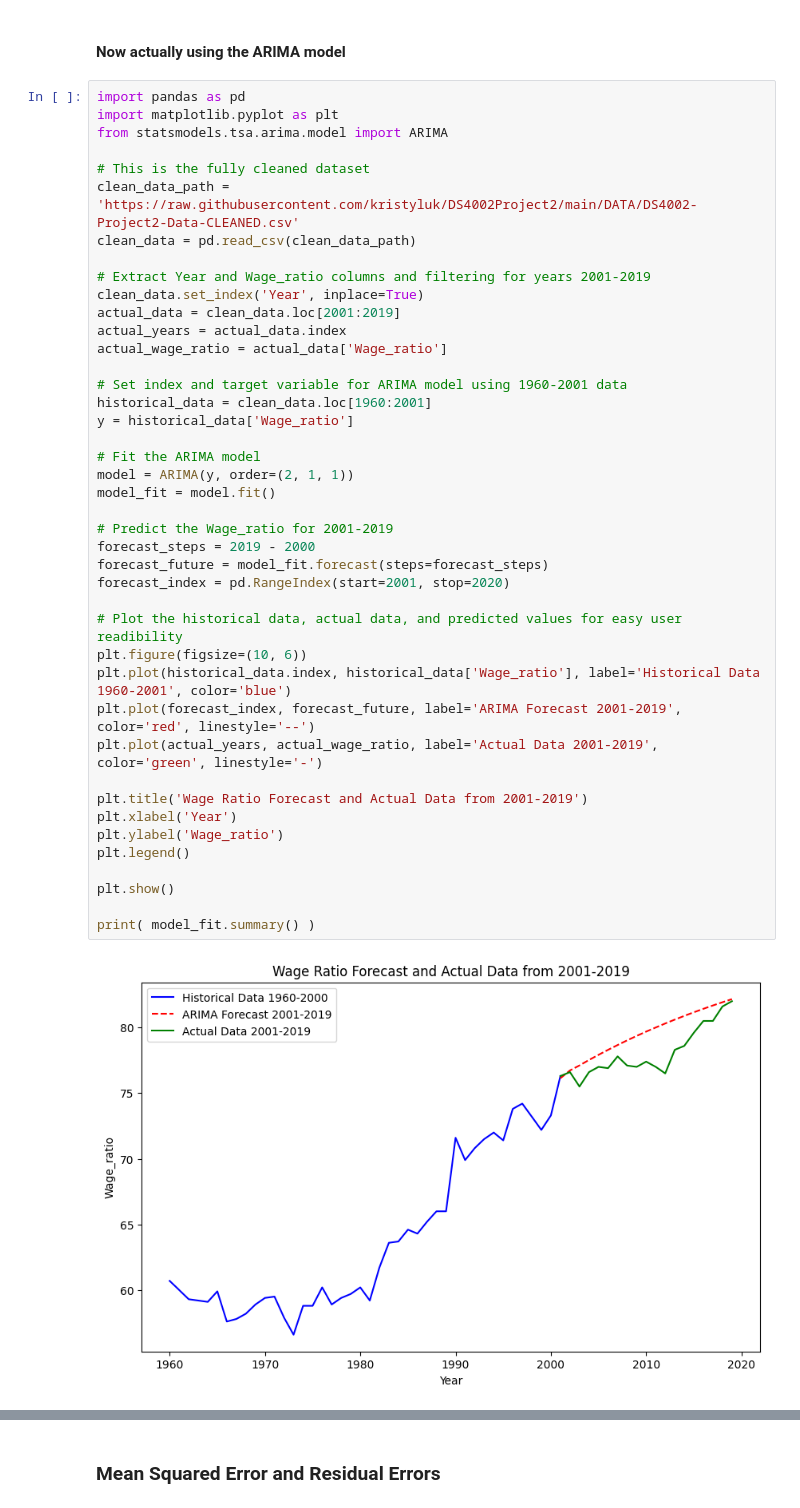
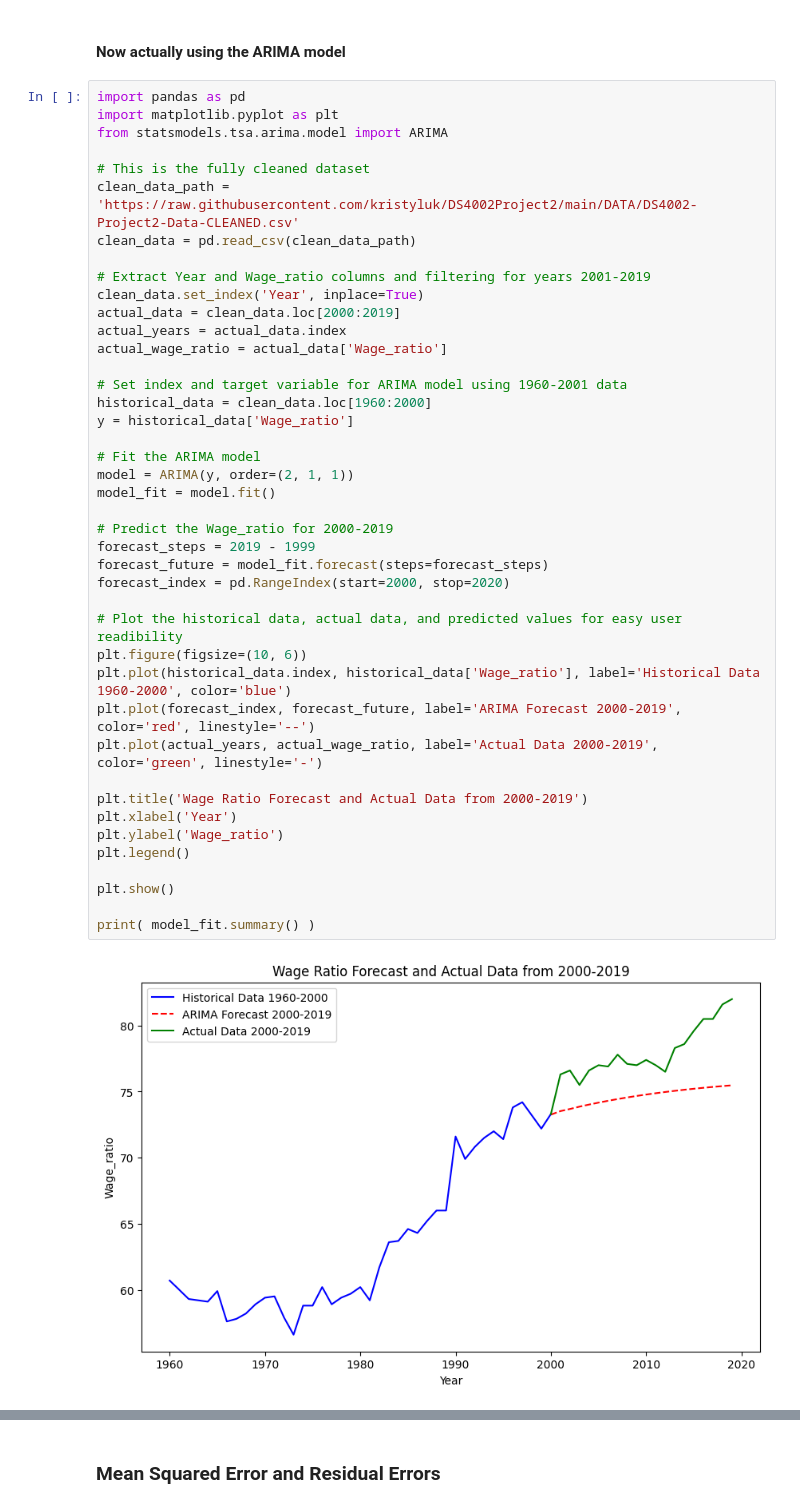
Before and after one commit to kristyluk/DS4002Project2, a Jupyter notebook: SCRIPTS/project2_script.ipynb, the cells around one changed output, grey strips where cells are left out. Cells and saved outputs as stored; diff of their text form.

```diff
--- a/SCRIPTS/project2_script.ipynb
+++ b/SCRIPTS/project2_script.ipynb
@@ -212,42 +212,42 @@ from statsmodels.tsa.arima.model import ARIMA
 
 # This is the fully cleaned dataset
 clean_data_path = 'https://raw.githubusercontent.com/kristyluk/DS4002Project2/main/DATA/DS4002-Project2-Data-CLEANED.csv'
 clean_data = pd.read_csv(clean_data_path)
 
 # Extract Year and Wage_ratio columns and filtering for years 2001-2019
 clean_data.set_index('Year', inplace=True)
-actual_data = clean_data.loc[2001:2019]
+actual_data = clean_data.loc[2000:2019]
 actual_years = actual_data.index
 actual_wage_ratio = actual_data['Wage_ratio']
 
 # Set index and target variable for ARIMA model using 1960-2001 data
-historical_data = clean_data.loc[1960:2001]
+historical_data = clean_data.loc[1960:2000]
 y = historical_data['Wage_ratio']
 
 # Fit the ARIMA model
 model = ARIMA(y, order=(2, 1, 1))
 model_fit = model.fit()
 
-# Predict the Wage_ratio for 2001-2019
-forecast_steps = 2019 - 2000
+# Predict the Wage_ratio for 2000-2019
+forecast_steps = 2019 - 1999
 forecast_future = model_fit.forecast(steps=forecast_steps)
-forecast_index = pd.RangeIndex(start=2001, stop=2020)
+forecast_index = pd.RangeIndex(start=2000, stop=2020)
 
 # Plot the historical data, actual data, and predicted values for easy user readibility
 plt.figure(figsize=(10, 6))
-plt.plot(historical_data.index, historical_data['Wage_ratio'], label='Historical Data 1960-2001', color='blue')
-plt.plot(forecast_index, forecast_future, label='ARIMA Forecast 2001-2019', color='red', linestyle='--')
-plt.plot(actual_years, actual_wage_ratio, label='Actual Data 2001-2019', color='green', linestyle='-')
+plt.plot(historical_data.index, historical_data['Wage_ratio'], label='Historical Data 1960-2000', color='blue')
+plt.plot(forecast_index, forecast_future, label='ARIMA Forecast 2000-2019', color='red', linestyle='--')
+plt.plot(actual_years, actual_wage_ratio, label='Actual Data 2000-2019', color='green', linestyle='-')
 
-plt.title('Wage Ratio Forecast and Actual Data from 2001-2019')
+plt.title('Wage Ratio Forecast and Actual Data from 2000-2019')
 plt.xlabel('Year')
 plt.ylabel('Wage_ratio')
 plt.legend()
 
 plt.show()
 
 print( model_fit.summary() )
 # %% [output]
-[figure, old version]
+[figure, new version]
                                SARIMAX Results
 ==============================================================================
```
Also changed, not shown: parts of 4 cells of this notebook.
